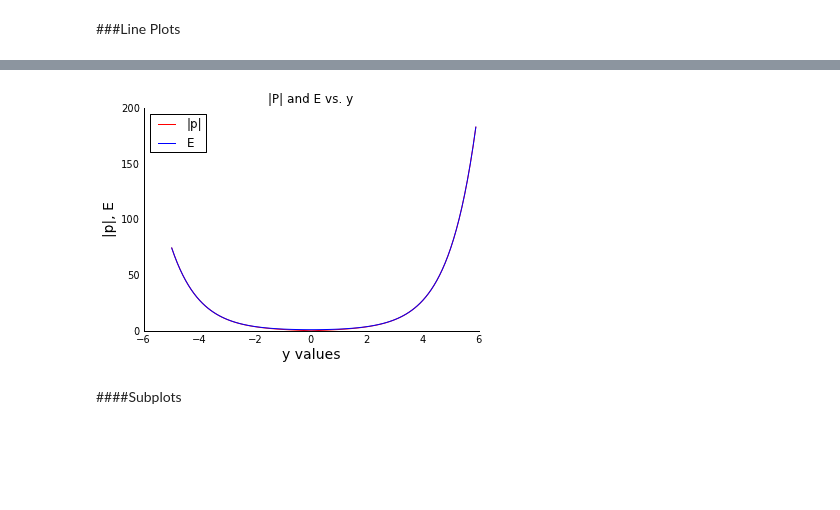
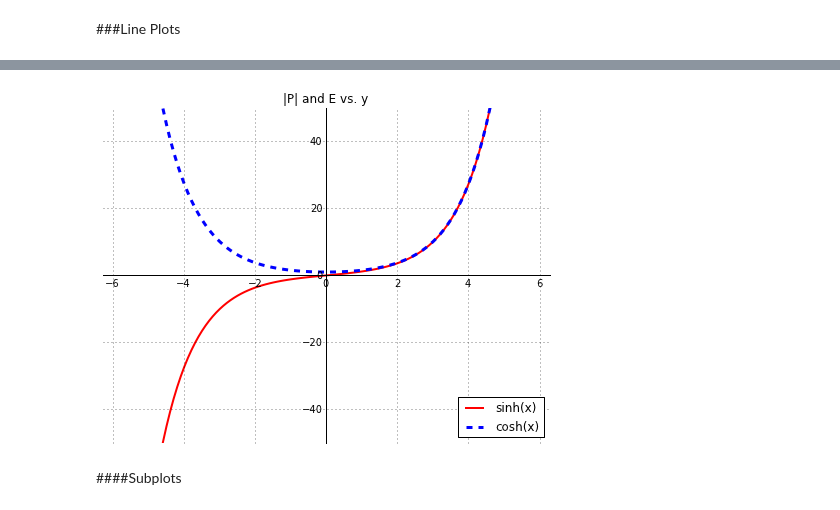
Before and after one commit to ewjohnst/PHYS202-S13, a Jupyter notebook: PlotTemplates.ipynb, the cells around one changed output, grey strips where cells are left out. Saved outputs shown, nothing was run; the diff lists cells and outputs as text; code cells hidden in the pictures; blank space fills up the shorter version.

Commit message:
Finishing Plot templates, dinner break!

```diff
--- a/PlotTemplates.ipynb
+++ b/PlotTemplates.ipynb
@@ -6,7 +6,6 @@ Simple graphing template for matplotlib functions and data plots
 # %% [markdown]
 ###Line Plots
 # %%
-y = arange(-5, 6, 0.1)  #this sets y to an array between -5 and 5 (including both)
+y = arange(-5, 5.1, 0.1)  #this sets y to an array between -5 and 5 (including both)
 E = cosh(y)    #sets the E to the value of the hyperbolic cosine of each value y in our array
-p = sinh(y)   #sets the variable called the absolute value of P equal to the hyperbolic sine of each value in our array y
-k = abs(p)           #takes the absolute value of our p function
+p_abs = sinh(y)   #sets the variable called the absolute value of P equal to the hyperbolic sine of each value in our array y
@@ -13,18 +40,23 @@ k = abs(p)           #takes the absolute value of our p function
 # %%
-plot(y,k, color = "red", label = "|p|")    #plotting the absolute value of p against y
-plot(y, E, color = "blue", label = "E")    #plotting E against y
-xlabel("y values", fontsize = 14)          #making my x-axis label and sizing the font
-ylabel("|p|, E", fontsize = 14)            #making my y-axis label and sizing the font
+figure=(figsize(8,6))
+plot(y,p_abs, color = "red", label = "sinh(x)", lw=2)    #plotting the absolute value of p against y
+plot(y, E, color = "blue", label = "cosh(x)", lw=3, linestyle='--')    #plotting E against y
+xlabel("y values", fontsize = 14, position=(.84,0))          #making my x-axis label and sizing the font
+ylabel("|p|, E", fontsize = 14, position=(0,0.8))            #making my y-axis label and sizing the font
 title("|P| and E vs. y")                   #creating the appropriate title and adding the legend in the correct spot
-legend( loc = "upper left")
+legend( loc = "lower right")
+axis([-2*pi,2*pi,-50,50])                  #set axis limits
+grid()
 ax = gca()                                 #controls axes placement
 ax.spines['top'].set_color('none')         #Removing the top, right, and left part of the graph box
 ax.spines['right'].set_color('none')
+ax.spines['bottom'].set_position('center') #these 2 set axes in center
+ax.spines['left'].set_position('center')
 
 ax.yaxis.set_ticks_position('none')        #Removing the tick marks around the bounding box
 ax.xaxis.set_ticks_position('none')
 xaxis_loc, yaxis_loc = 0, 0
 # %% [output]
-[figure, old version]
+[figure, new version]
 # %% [markdown]
 ####Subplots
```
Also changed, not shown: parts of 1 cell of this notebook.
